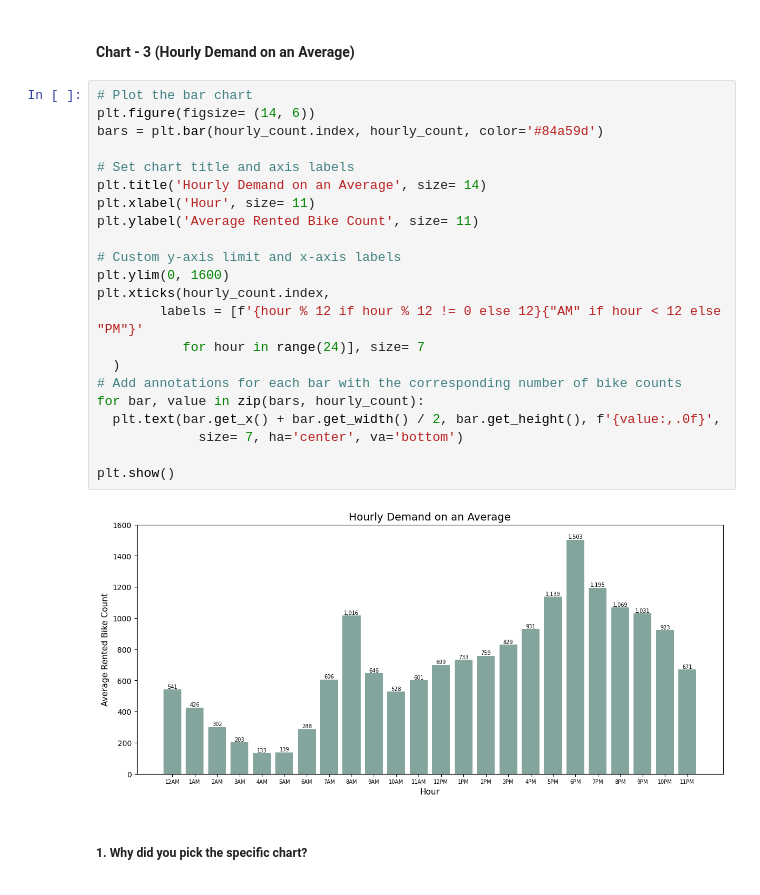
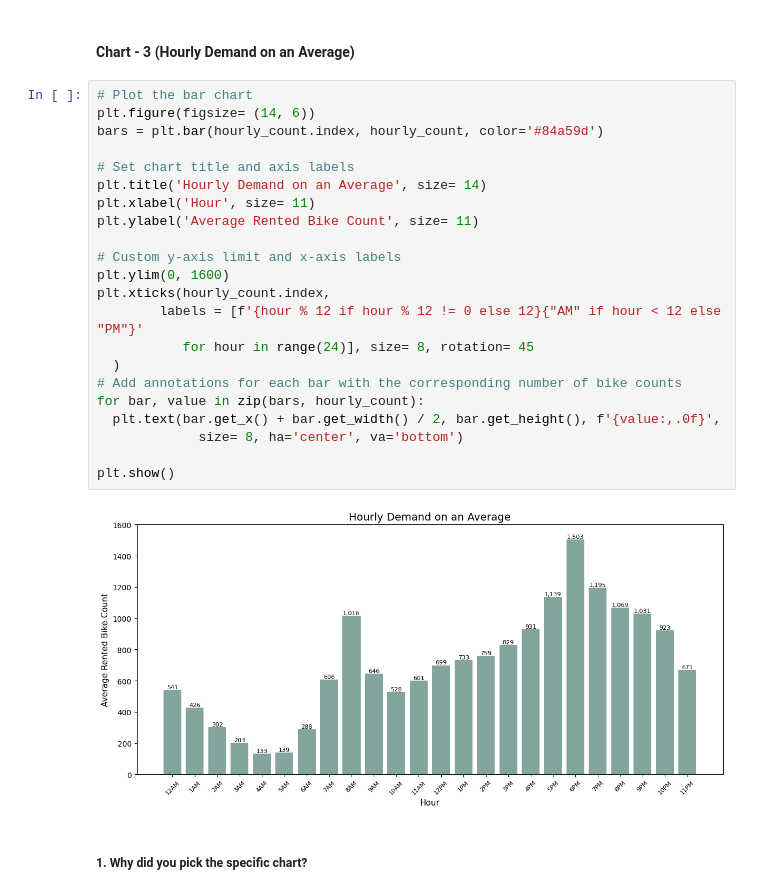
Before and after one commit to ShubhPathania/Bike-Sharing-Demand-Prediction, a Jupyter notebook: Bike_Sharing_Demand_Prediction.ipynb, the cells around one changed output. Saved outputs shown, nothing was run; the diff lists cells and outputs as text.

```diff
--- a/Bike_Sharing_Demand_Prediction.ipynb
+++ b/Bike_Sharing_Demand_Prediction.ipynb
@@ -538,27 +563,27 @@ Yes, there are also some potential negative implications of the insights that ne
 # %%
 # Plot the bar chart
 plt.figure(figsize= (14, 6))
 bars = plt.bar(hourly_count.index, hourly_count, color='#84a59d')
 
 # Set chart title and axis labels
 plt.title('Hourly Demand on an Average', size= 14)
 plt.xlabel('Hour', size= 11)
 plt.ylabel('Average Rented Bike Count', size= 11)
 
 # Custom y-axis limit and x-axis labels
 plt.ylim(0, 1600)
 plt.xticks(hourly_count.index,
         labels = [f'{hour % 12 if hour % 12 != 0 else 12}{"AM" if hour < 12 else "PM"}'
-           for hour in range(24)], size= 7
+           for hour in range(24)], size= 8, rotation= 45
   )
 # Add annotations for each bar with the corresponding number of bike counts
 for bar, value in zip(bars, hourly_count):
   plt.text(bar.get_x() + bar.get_width() / 2, bar.get_height(), f'{value:,.0f}',
-             size= 7, ha='center', va='bottom')
+             size= 8, ha='center', va='bottom')
 
 plt.show()
 # %% [output]
-[figure, old version]
+[figure, new version]
 # %% [markdown]
 ##### 1. Why did you pick the specific chart?
 # %% [markdown]
```
Also changed, not shown: parts of 114 cells of this notebook.
